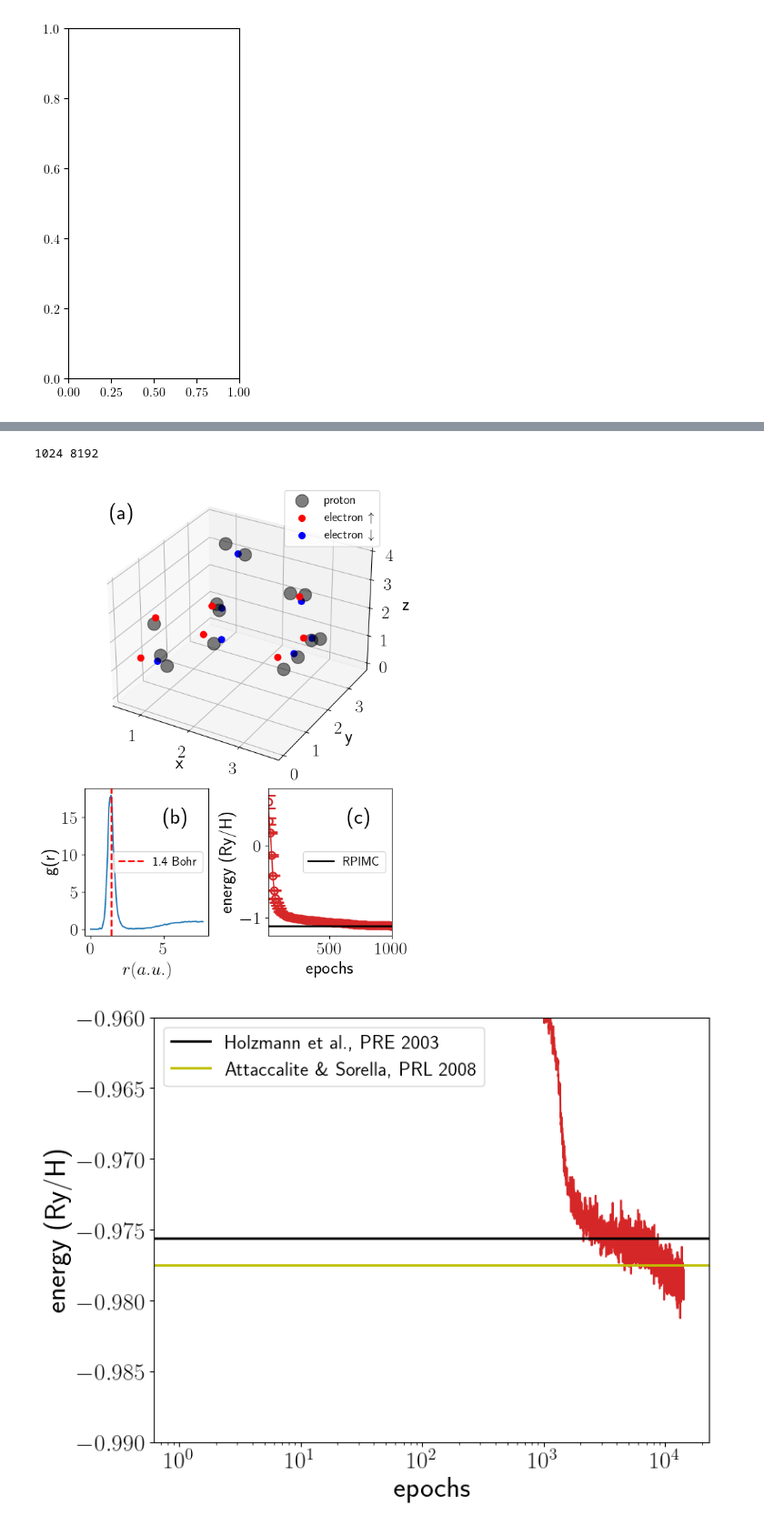
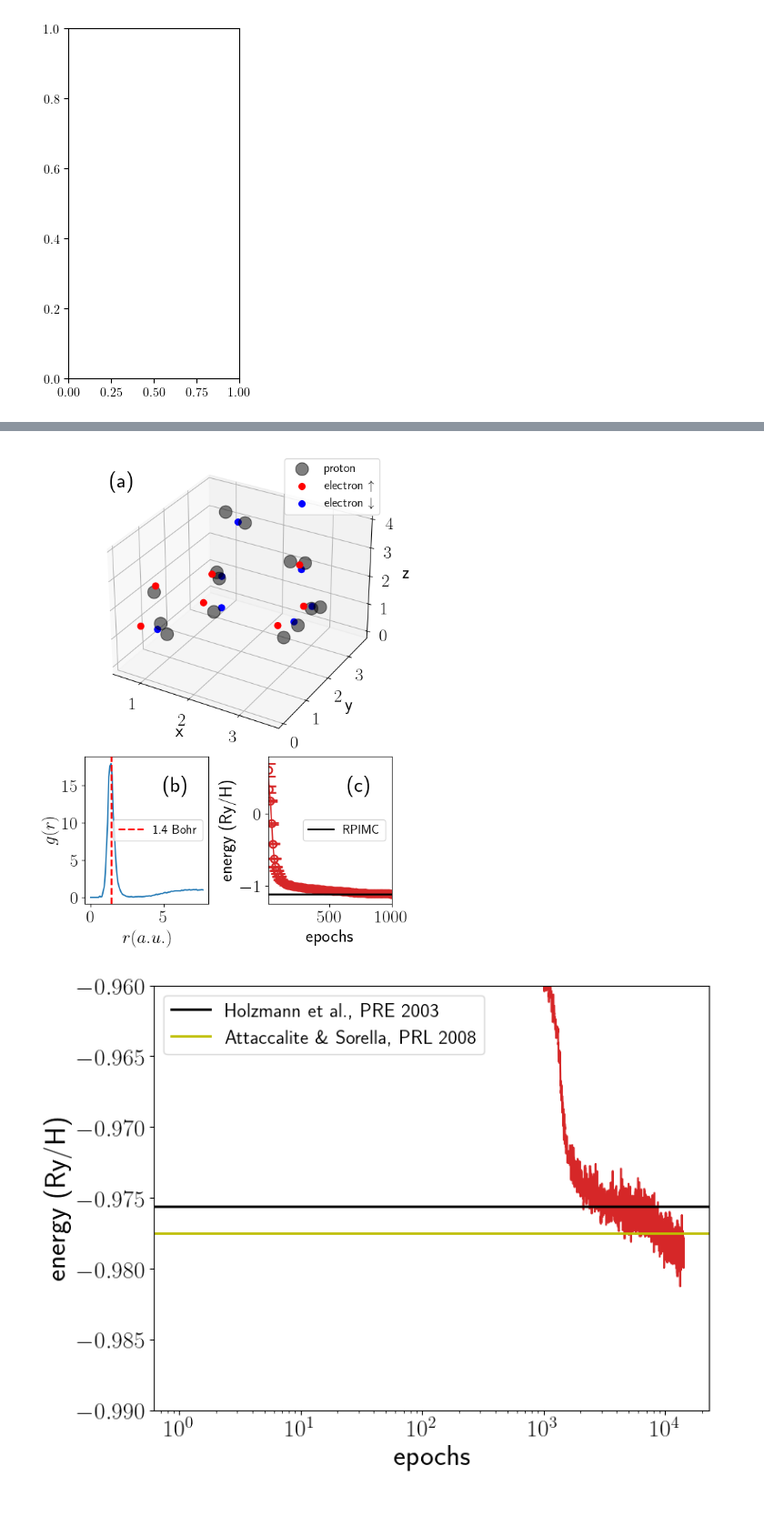
Before and after one commit to fermiflow/hydrogen, a Jupyter notebook: analysis/molecule.ipynb, the cells around one changed output, grey strips where cells are left out. Shown at 91% size. Drawn from its saved outputs; the diff is of its cells as text; code cells hidden in the pictures.

```diff
--- a/analysis/molecule.ipynb
+++ b/analysis/molecule.ipynb
@@ -162,7 +162,7 @@ plt.axvline(x=1.4, color='r', ls='--', lw=2, zorder=99, label='1.4 Bohr')
 #ax.plot(rmesh, gr)
 
 ax.set_xlabel('$r(a.u.)$')
-ax.set_ylabel('g(r)')
+ax.set_ylabel('$g(r)$')
 plt.legend(loc='center right')
 
 at = AnchoredText("(b)",prop=dict(size=24), frameon=False,loc=1)
@@ -244,5 +244,4 @@ WARNING:jax._src.lib.xla_bridge:No GPU/TPU found, falling back to CPU. (Set TF_C
-1024 8192
-[figure, old version]
+[figure, new version]
 # %%
 from matplotlib import rcParams
 rcParams['xtick.labelsize'] = 20
```
Also changed, not shown: parts of 1 cell of this notebook.
